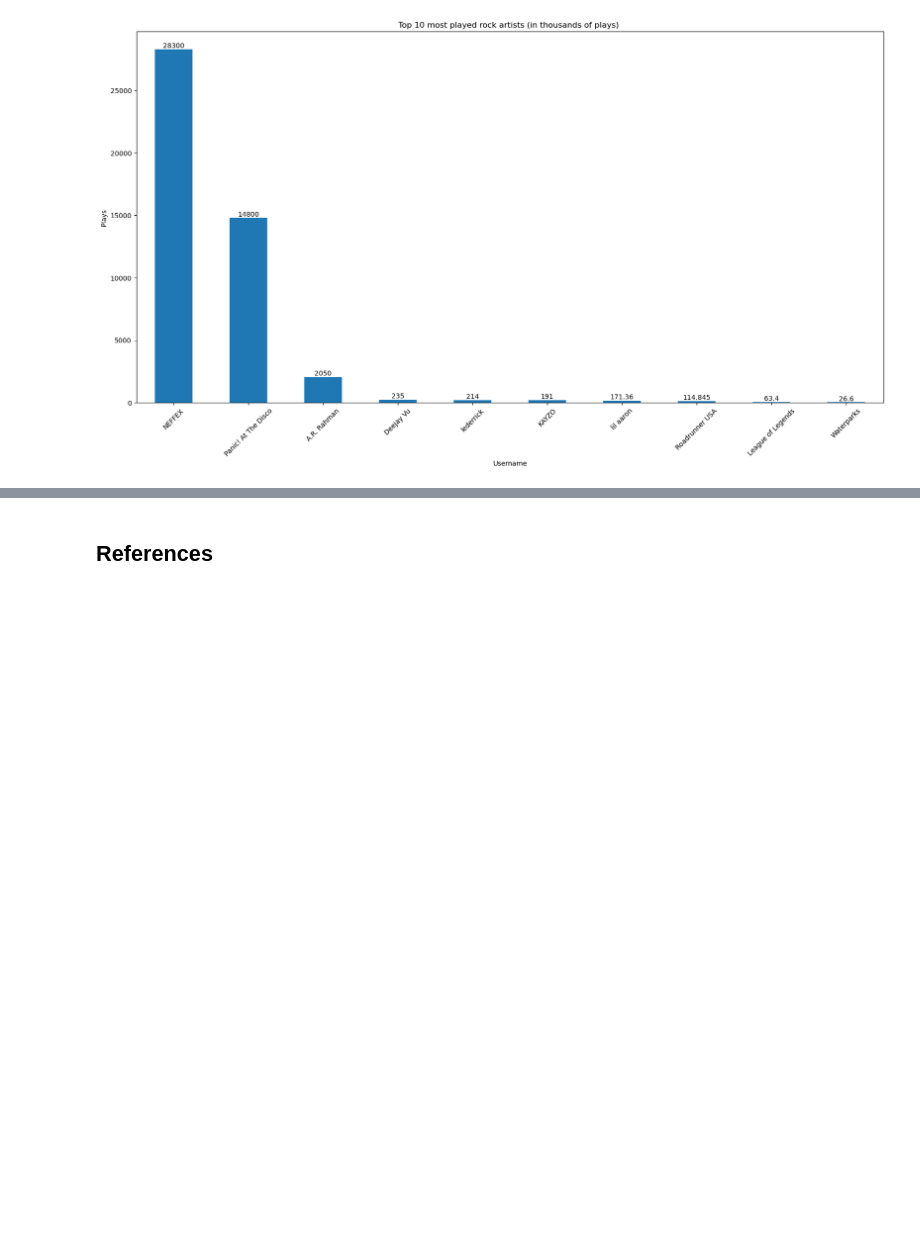
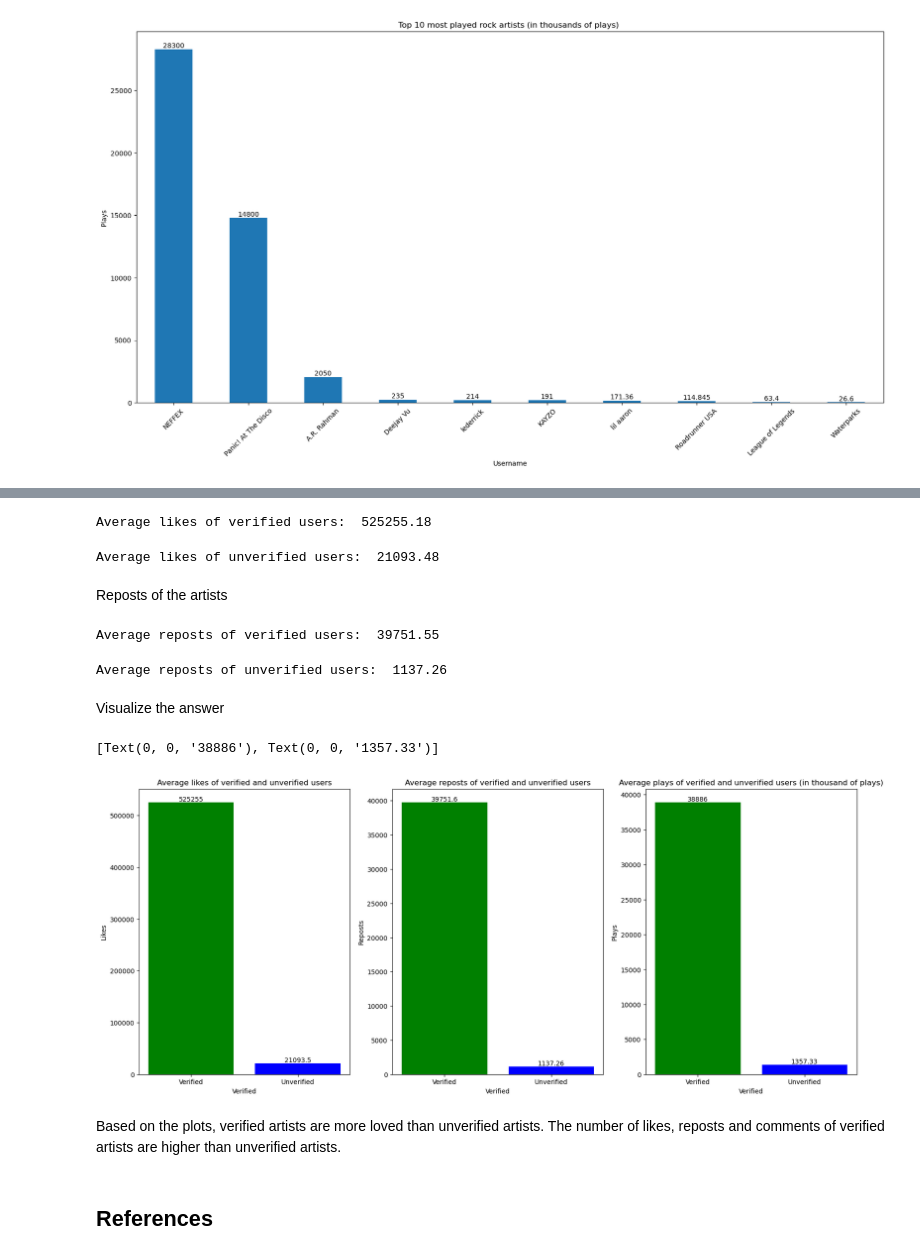
Before and after one commit to vntan/SoundCloudAnalysis, a Jupyter notebook: SoundCloudAnalysis.ipynb, the cells around one changed output, grey strips where cells are left out. Drawn from its saved outputs; the diff is of its cells as text; code cells hidden in the pictures; blank space fills up the shorter version.

Commit message:
Finish answering the question and visualizing

```diff
--- a/SoundCloudAnalysis.ipynb
+++ b/SoundCloudAnalysis.ipynb
@@ -1162,2 +1153,64 @@ KeyError: 'TrackID'
+# %%
+verified_users = users_df[users_df["Verified"] == 1]
+verified_users_likes = tracks_df[tracks_df["UserID"].isin(verified_users.index)]
+verified_users_likes = verified_users_likes.groupby("UserID")["Likes"].sum().mean().round(2)
+print("Average likes of verified users: ", verified_users_likes)
+# %% [output]
+Average likes of verified users:  525255.18
+# %%
+unverified_users = users_df[users_df["Verified"] == 0]
+unverified_users_likes = tracks_df[tracks_df["UserID"].isin(unverified_users.index)]
+unverified_users_likes = unverified_users_likes.groupby("UserID")["Likes"].sum().mean().round(2)
+print("Average likes of unverified users: ", unverified_users_likes)
+# %% [output]
+Average likes of unverified users:  21093.48
+# %% [markdown]
+Reposts of the artists
+# %%
+verified_users = users_df[users_df["Verified"] == 1]
+verified_users_reposts = tracks_df[tracks_df["UserID"].isin(verified_users.index)]
+verified_users_reposts = verified_users_reposts.groupby("UserID")["Reposts"].sum().mean().round(2)
+print("Average reposts of verified users: ", verified_users_reposts)
+# %% [output]
+Average reposts of verified users:  39751.55
+# %%
+unverified_users = users_df[users_df["Verified"] == 0]
+unverified_users_reposts = tracks_df[tracks_df["UserID"].isin(unverified_users.index)]
+unverified_users_reposts = unverified_users_reposts.groupby("UserID")["Reposts"].sum().mean().round(2)
+print("Average reposts of unverified users: ", unverified_users_reposts)
+# %% [output]
+Average reposts of unverified users:  1137.26
+# %% [markdown]
+Visualize the answer
+# %%
+#likes
+plt.figure(figsize=(20, 8))
+fig = plt.subplot(1, 3, 1)
+fig.set_title("Average likes of verified and unverified users")
+fig.set_xlabel("Verified")
+fig.set_ylabel("Likes")
+fig.bar(["Verified", "Unverified"], [verified_users_likes, unverified_users_likes], color=["g", "b"])
+fig.bar_label(fig.containers[0], label_type='edge')
+
+
+#reposts
+fig = plt.subplot(1, 3, 2)
+fig.set_title("Average reposts of verified and unverified users")
+fig.set_xlabel("Verified")
+fig.set_ylabel("Reposts")
+fig.bar(["Verified", "Unverified"], [verified_users_reposts, unverified_users_reposts], color=["g", "b"])
+fig.bar_label(fig.containers[0], label_type='edge')
+#plays
+fig = plt.subplot(1, 3, 3)
+fig.set_title("Average plays of verified and unverified users (in thousand of plays)")
+fig.set_xlabel("Verified")
+fig.set_ylabel("Plays")
+fig.bar(["Verified", "Unverified"], [verified_users_plays, unverified_users_plays], color=["g", "b"])
+fig.bar_label(fig.containers[0], label_type='edge')
+# %% [output]
+[Text(0, 0, '38886'), Text(0, 0, '1357.33')]
+[figure, added]
+# %% [markdown]
+Based on the plots, verified artists are more loved than unverified artists. The number of likes, reposts and comments of verified artists are higher than unverified artists.
 # %% [markdown]
 ## References
```
Also changed, not shown: parts of 13 cells of this notebook.
